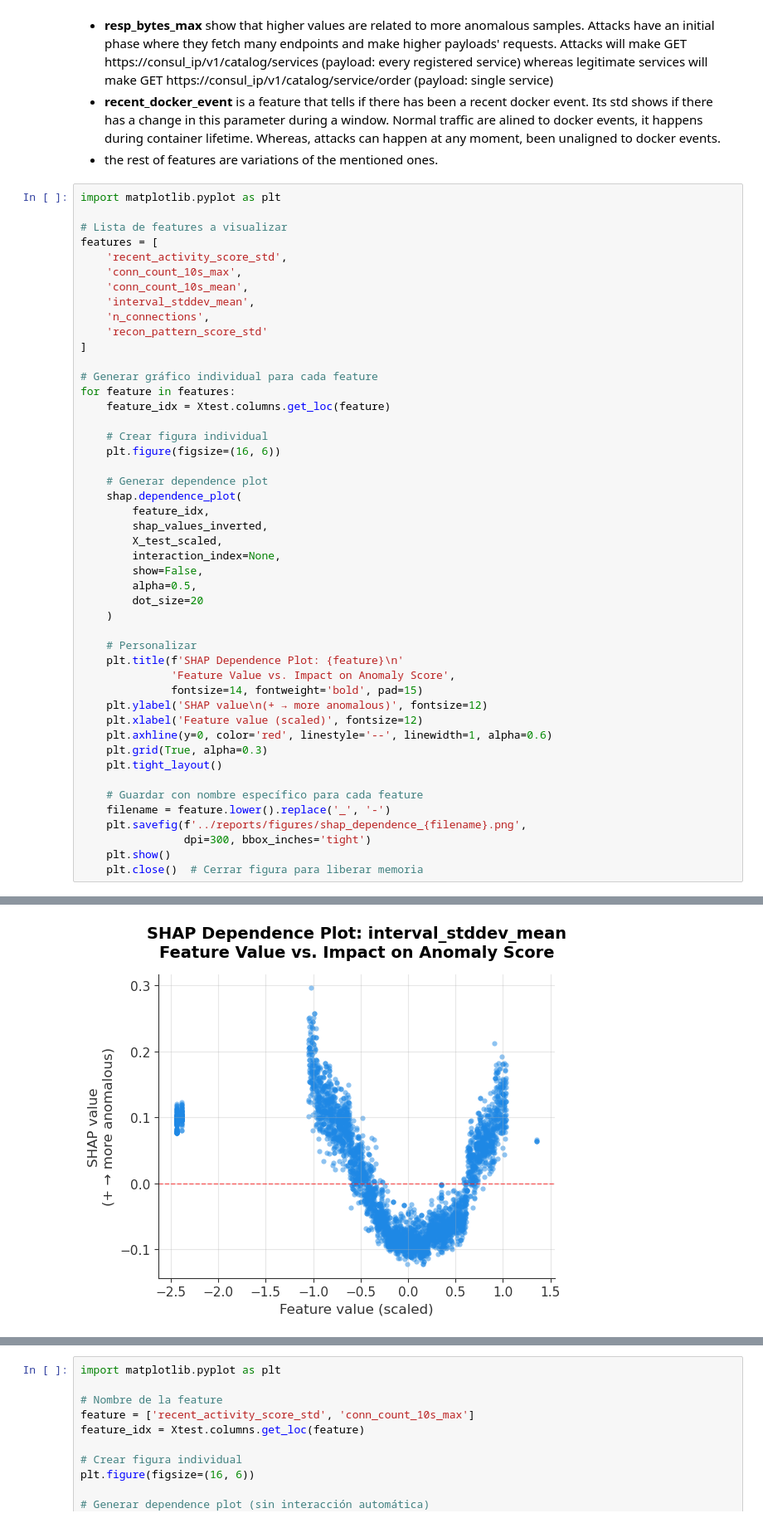
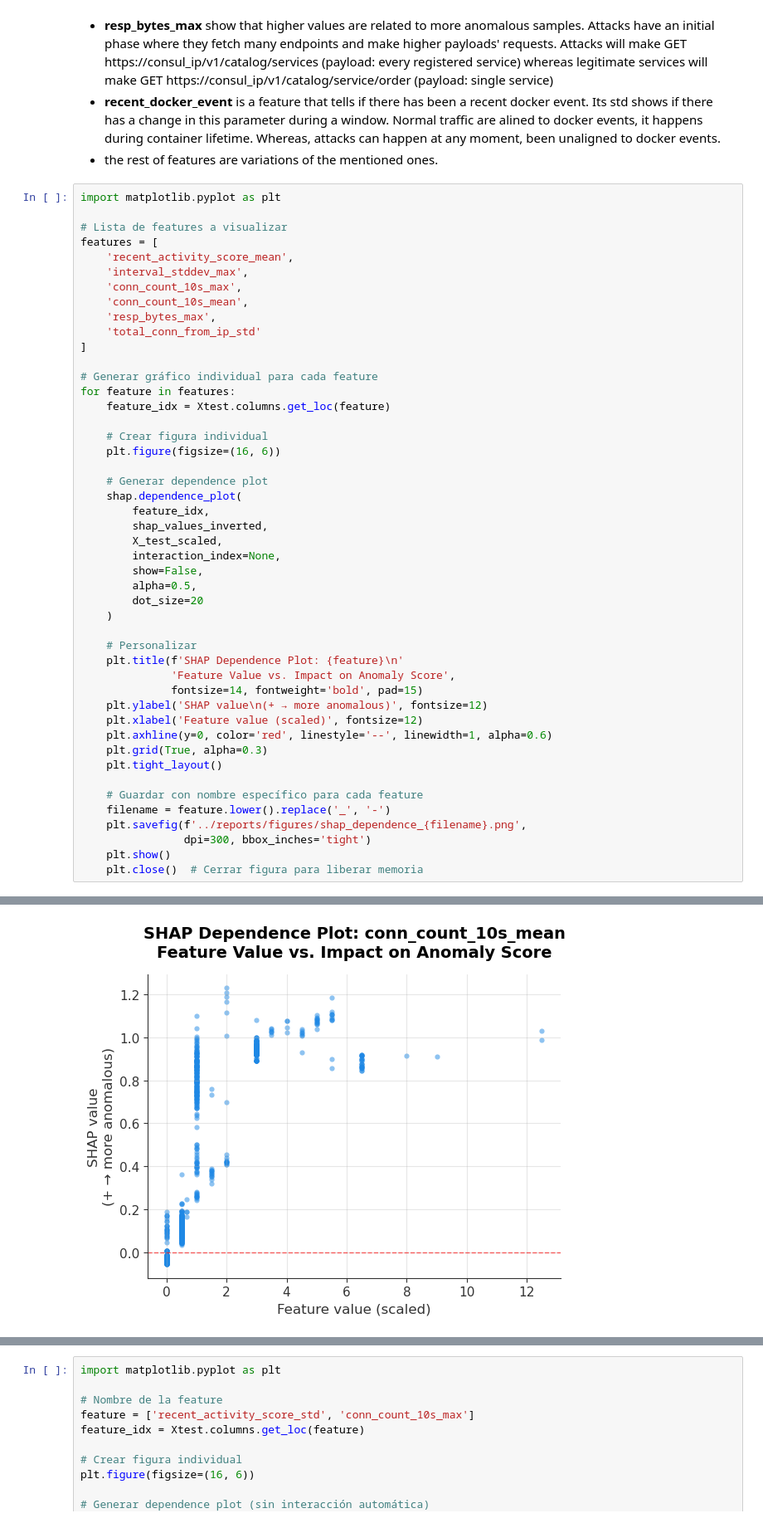
Before and after one commit to Grupo-MACC/ML_for_consul_poisoning, a Jupyter notebook: notebooks/05_explainability_isolation_forest.ipynb, the cells around one changed output, grey strips where cells are left out. Shown at 83% size. Cells and saved outputs as stored; diff of their text form.

```diff
--- a/notebooks/05_explainability_isolation_forest.ipynb
+++ b/notebooks/05_explainability_isolation_forest.ipynb
@@ -102,12 +102,12 @@ import matplotlib.pyplot as plt
 
 # Lista de features a visualizar
 features = [
-    'recent_activity_score_std',
+    'recent_activity_score_mean',
+    'interval_stddev_max',
     'conn_count_10s_max',
     'conn_count_10s_mean',
-    'interval_stddev_mean',
-    'n_connections',
-    'recon_pattern_score_std'
+    'resp_bytes_max',
+    'total_conn_from_ip_std'
 ]
 
 # Generar gráfico individual para cada feature
@@ -154,3 +154,3 @@ for feature in features:
 <Figure size 1600x600 with 0 Axes>
-[figure, old version]
+[figure, new version]
 <Figure size 1600x600 with 0 Axes>
```
Also changed, not shown: parts of 3 cells of this notebook, 4 other files.
